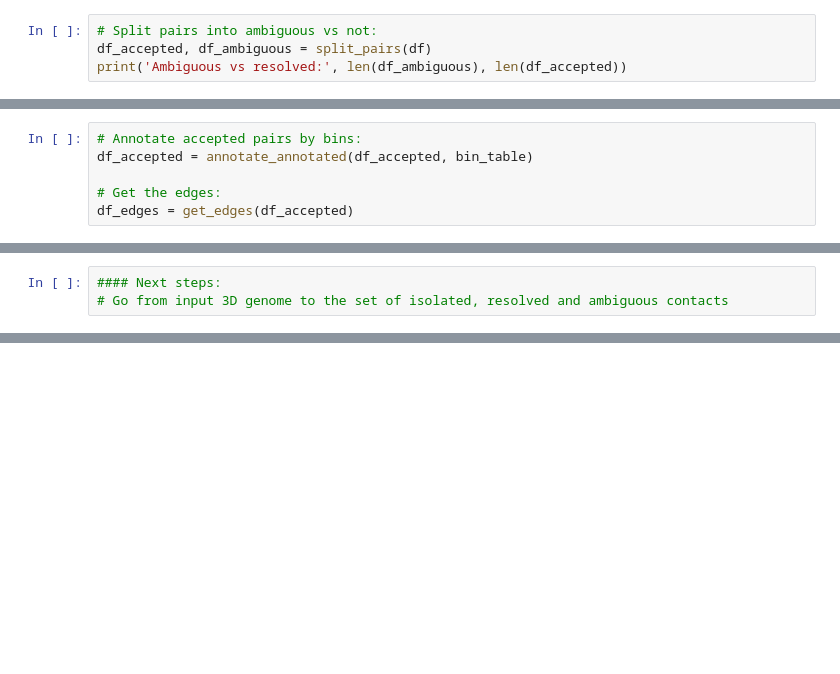
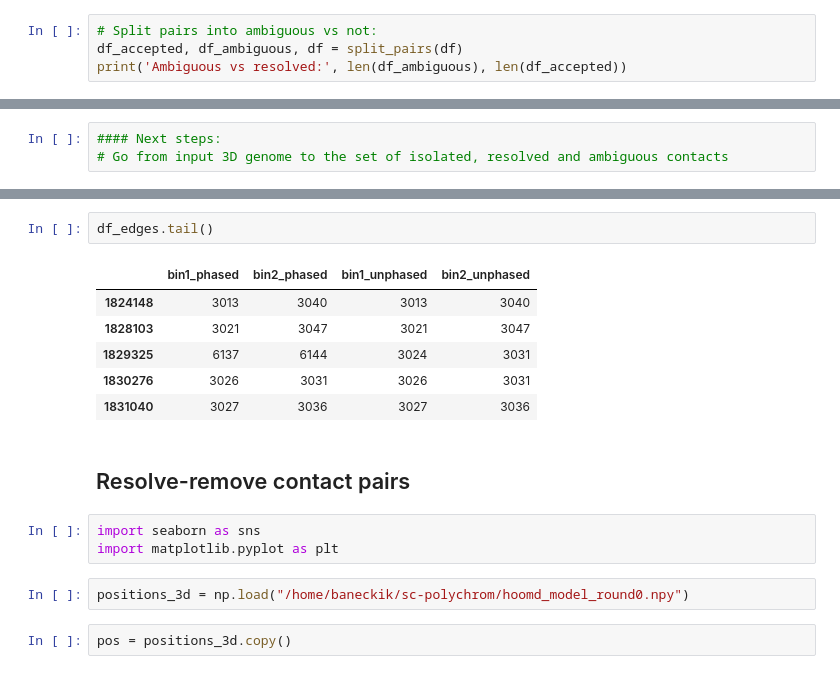
Before and after one commit to 4dn-hack-team9-2024/sc-polychrom, a Jupyter notebook: 00_read_contacts.ipynb, the cells around one changed output, grey strips where cells are left out. Cells and saved outputs as stored; diff of their text form; blank space fills up the shorter version.

```diff
--- a/00_read_contacts.ipynb
+++ b/00_read_contacts.ipynb
@@ -109,12 +119,6 @@ def get_edges(df, cols=['bin_index_1', 'bin_index_2']):
 # %%
 # Split pairs into ambiguous vs not:
-df_accepted, df_ambiguous = split_pairs(df)
+df_accepted, df_ambiguous, df = split_pairs(df)
 print('Ambiguous vs resolved:', len(df_ambiguous), len(df_accepted))
 # %% [output]
 Ambiguous vs resolved: 1826692 12546
-# %%
-# Annotate accepted pairs by bins:
-df_accepted = annotate_annotated(df_accepted, bin_table)
-
-# Get the edges:
-df_edges = get_edges(df_accepted)
@@ -139,0 +167,18 @@ df_accepted
+# %%
+df_edges.tail()
+# %% [output]
+|  | bin1_phased | bin2_phased | bin1_unphased | bin2_unphased |
+| 1824148 | 3013 | 3040 | 3013 | 3040 |
+| 1828103 | 3021 | 3047 | 3021 | 3047 |
+| 1829325 | 6137 | 6144 | 3024 | 3031 |
+| 1830276 | 3026 | 3031 | 3026 | 3031 |
+| 1831040 | 3027 | 3036 | 3027 | 3036 |
+# %% [markdown]
+## Resolve-remove contact pairs
+# %%
+import seaborn as sns
+import matplotlib.pyplot as plt
+# %%
+positions_3d = np.load("/home/baneckik/sc-polychrom/hoomd_model_round0.npy")
+# %%
+pos = positions_3d.copy()
```
Also changed, not shown: parts of 61 cells of this notebook, 5 other files.
